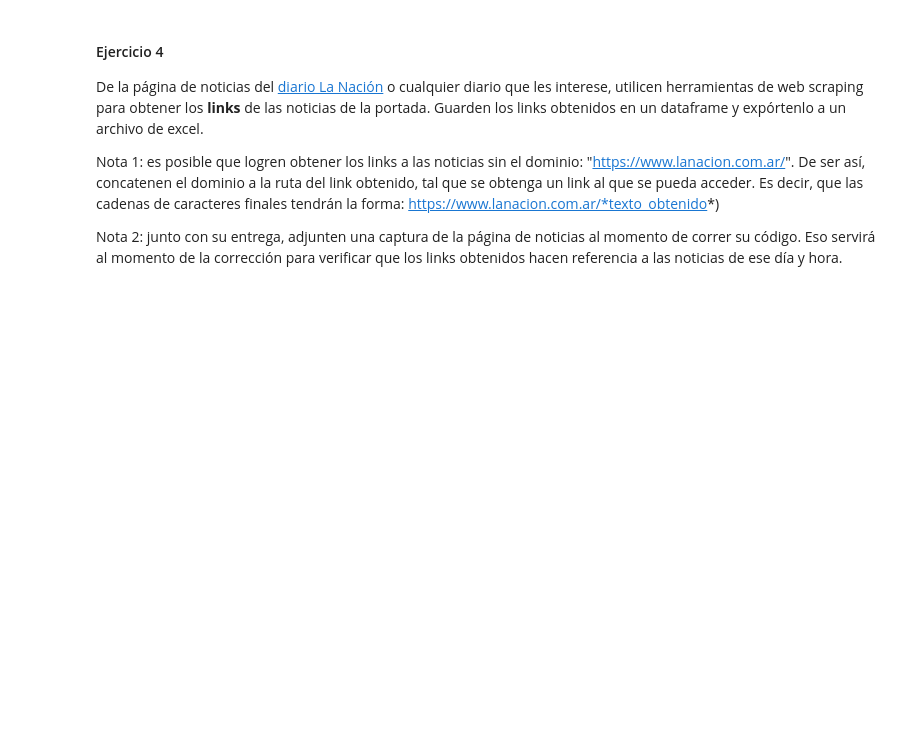
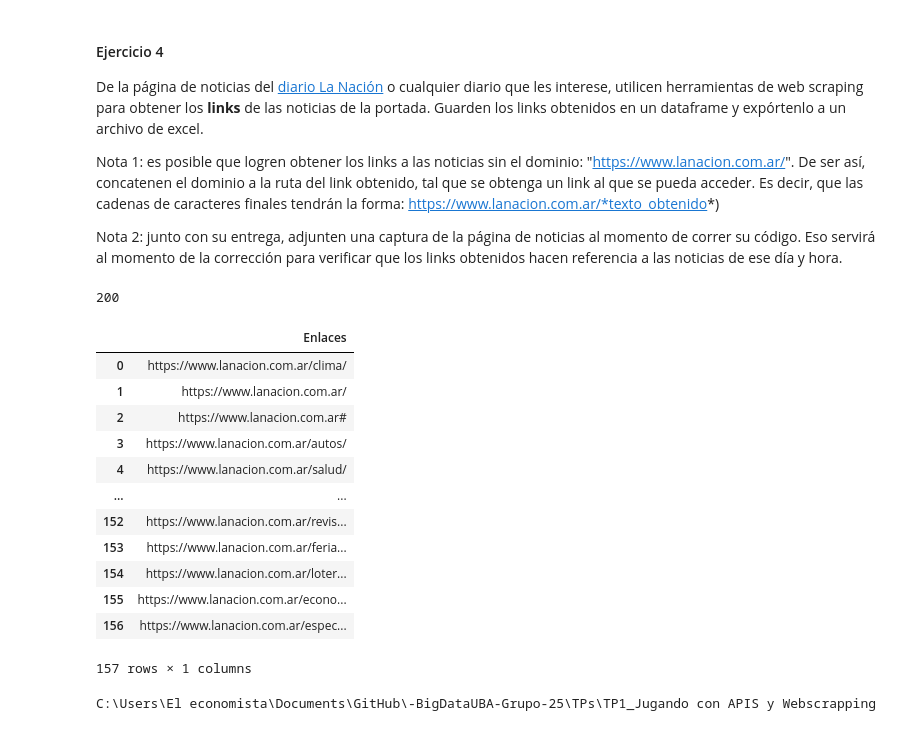
Before and after one commit to Eleconomistagus/-BigDataUBA-Grupo-25, a Jupyter notebook: TPs/TP1_Jugando con APIS y Webscrapping/TP1-UBA.ipynb, the cells around one changed output. Cells and saved outputs as stored; diff of their text form; code cells hidden in the pictures; blank space fills up the shorter version.

```diff
--- a/TPs/TP1_Jugando con APIS y Webscrapping/TP1-UBA.ipynb
+++ b/TPs/TP1_Jugando con APIS y Webscrapping/TP1-UBA.ipynb
@@ -148,0 +147,40 @@ Nota 2: junto con su entrega, adjunten una captura de la página de noticias al
+# %%
+# Resolver acá
+import requests
+from bs4 import BeautifulSoup
+import pandas as pd
+import os
+url = "https://www.lanacion.com.ar/"
+response = requests.get(url)
+print(response.status_code)
+soup = BeautifulSoup(response.text, 'html.parser')
+
+links = soup.find_all('a')
+enlaces = []
+for link in links:
+    href = link.get('href')
+    if href:
+        if not href.startswith('http'):
+            href = "https://www.lanacion.com.ar" + href
+            enlaces.append(href)
+df = pd.DataFrame(enlaces, columns=['Enlaces'])
+display(df)
+print(os.getcwd())
+#os.chdir(".\\Documents")
+df.to_excel("TP1 Uba punto N.xlsx")
+# %% [output]
+200
+|  | Enlaces |
+| 0 | https://www.lanacion.com.ar/clima/ |
+| 1 | https://www.lanacion.com.ar/ |
+| 2 | https://www.lanacion.com.ar# |
+| 3 | https://www.lanacion.com.ar/autos/ |
+| 4 | https://www.lanacion.com.ar/salud/ |
+| ... | ... |
+| 152 | https://www.lanacion.com.ar/revis... |
+| 153 | https://www.lanacion.com.ar/feria... |
+| 154 | https://www.lanacion.com.ar/loter... |
+| 155 | https://www.lanacion.com.ar/econo... |
+| 156 | https://www.lanacion.com.ar/espec... |
+157 rows × 1 columns
+C:\Users\El economista\Documents\GitHub\-BigDataUBA-Grupo-25\TPs\TP1_Jugando con APIS y Webscrapping
```
Also changed, not shown: parts of 1 cell of this notebook, 2 other files.
